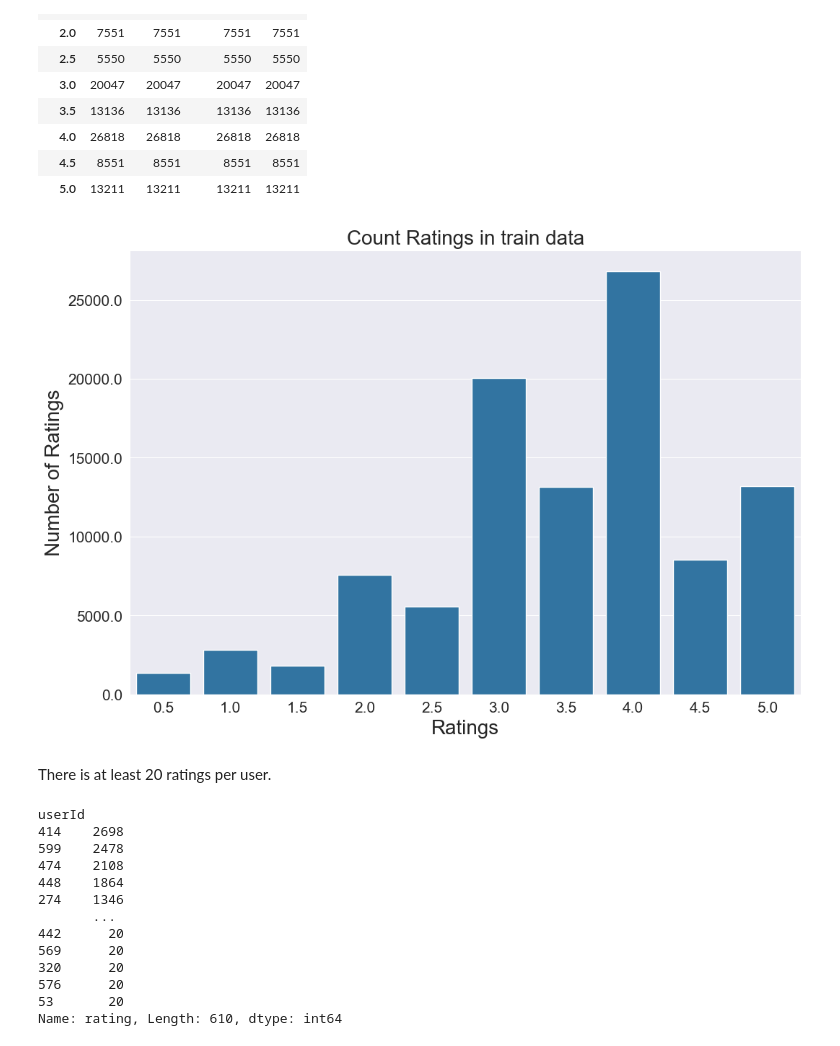
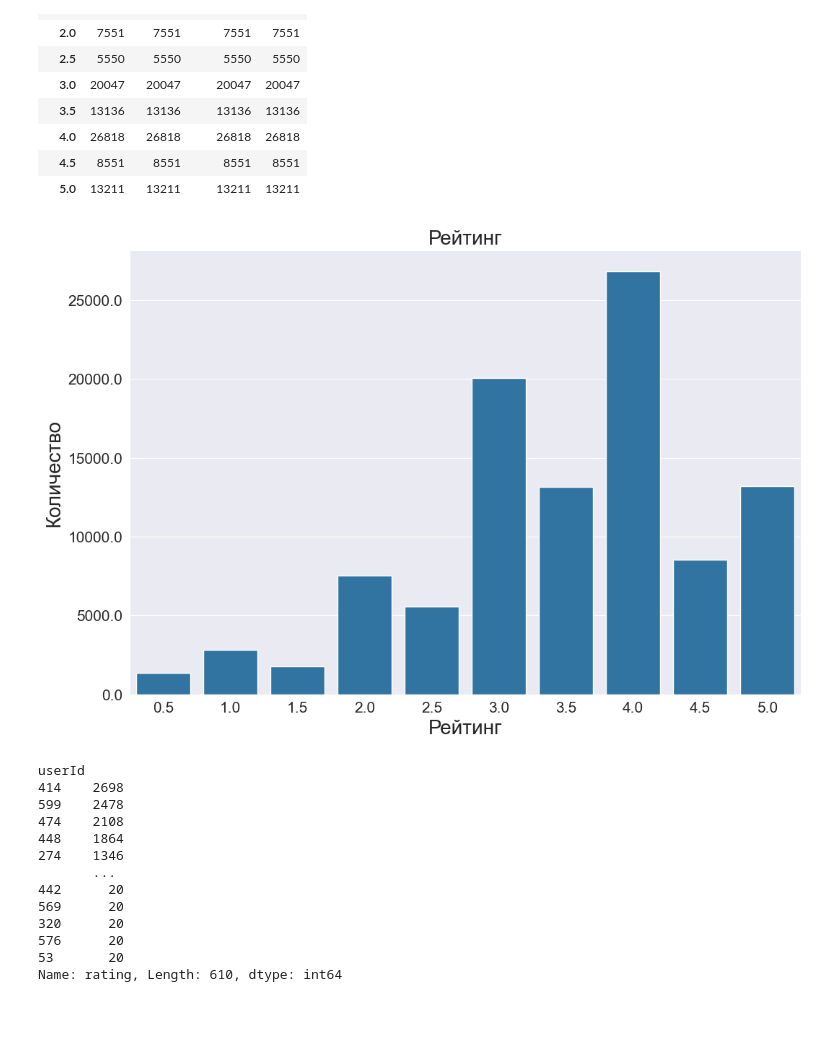
Before and after one commit to annk11/ds_course, a Jupyter notebook: practice_1.ipynb, the cells around one changed output. Saved outputs shown, nothing was run; the diff lists cells and outputs as text; code cells hidden in the pictures; blank space fills up the shorter version.

```diff
--- a/practice_1.ipynb
+++ b/practice_1.ipynb
@@ -59,17 +57,15 @@ df_ratings.groupby('rating').count()
 # %%
 #df_ratings.hist(column='rating')
 plt.figure(figsize = (12, 8))
 ax = sns.countplot(x="rating", data=df_ratings)
 ax.set_yticklabels([num for num in ax.get_yticks()])
 plt.tick_params(labelsize = 15)
-plt.title("Count Ratings in train data", fontsize = 20)
-plt.xlabel("Ratings", fontsize = 20)
-plt.ylabel("Number of Ratings", fontsize = 20)
+plt.title("Рейтинг", fontsize = 20)
+plt.xlabel("Рейтинг", fontsize = 20)
+plt.ylabel("Количество", fontsize = 20)
 plt.show()
 # %% [output]
-[figure, old version]
+[figure, new version]
-# %% [markdown]
-There is at least 20 ratings per user.
 # %%
 df_ratings.groupby(by = "userId")["rating"].count().sort_values(ascending = False)
 # %% [output]
```
Also changed, not shown: parts of 26 cells of this notebook.
